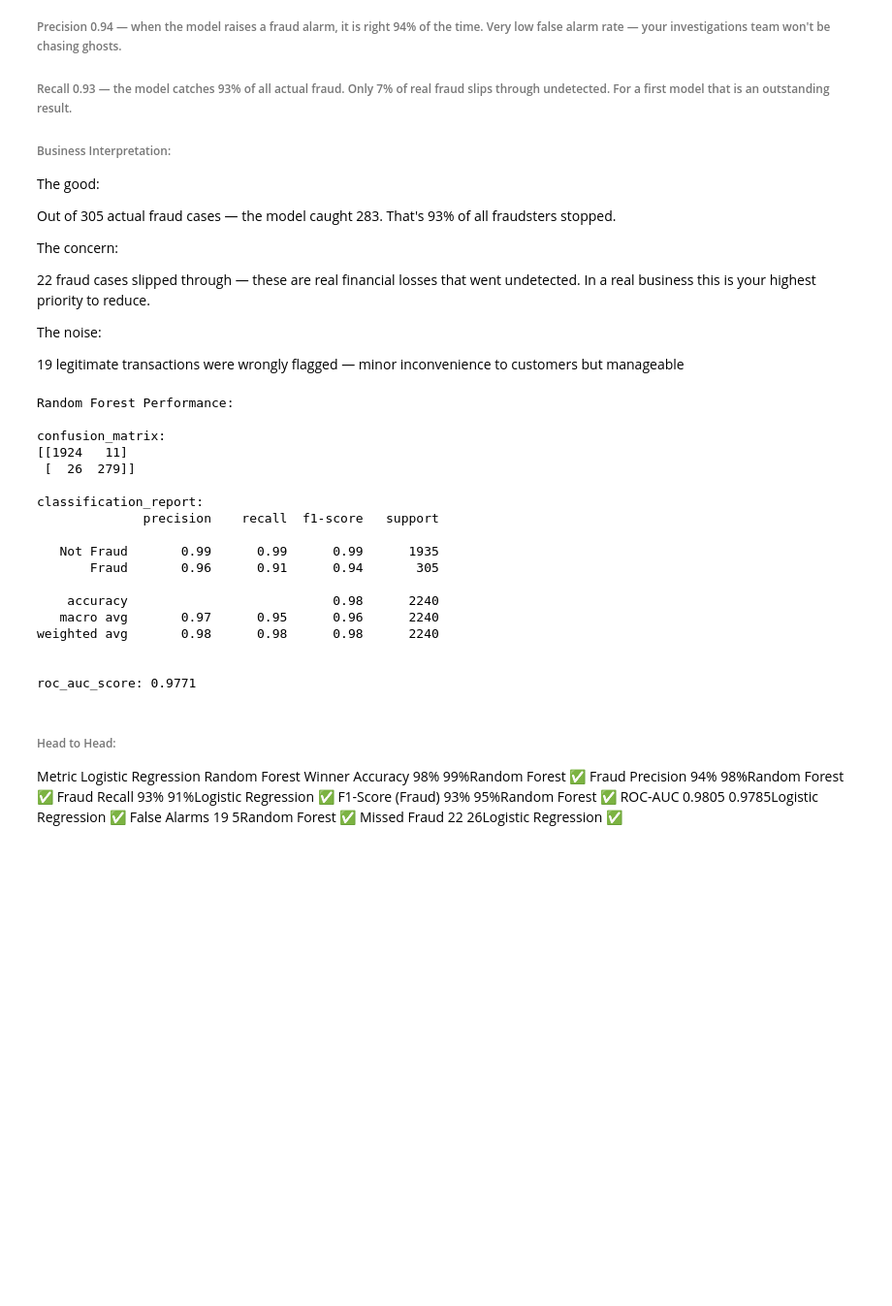
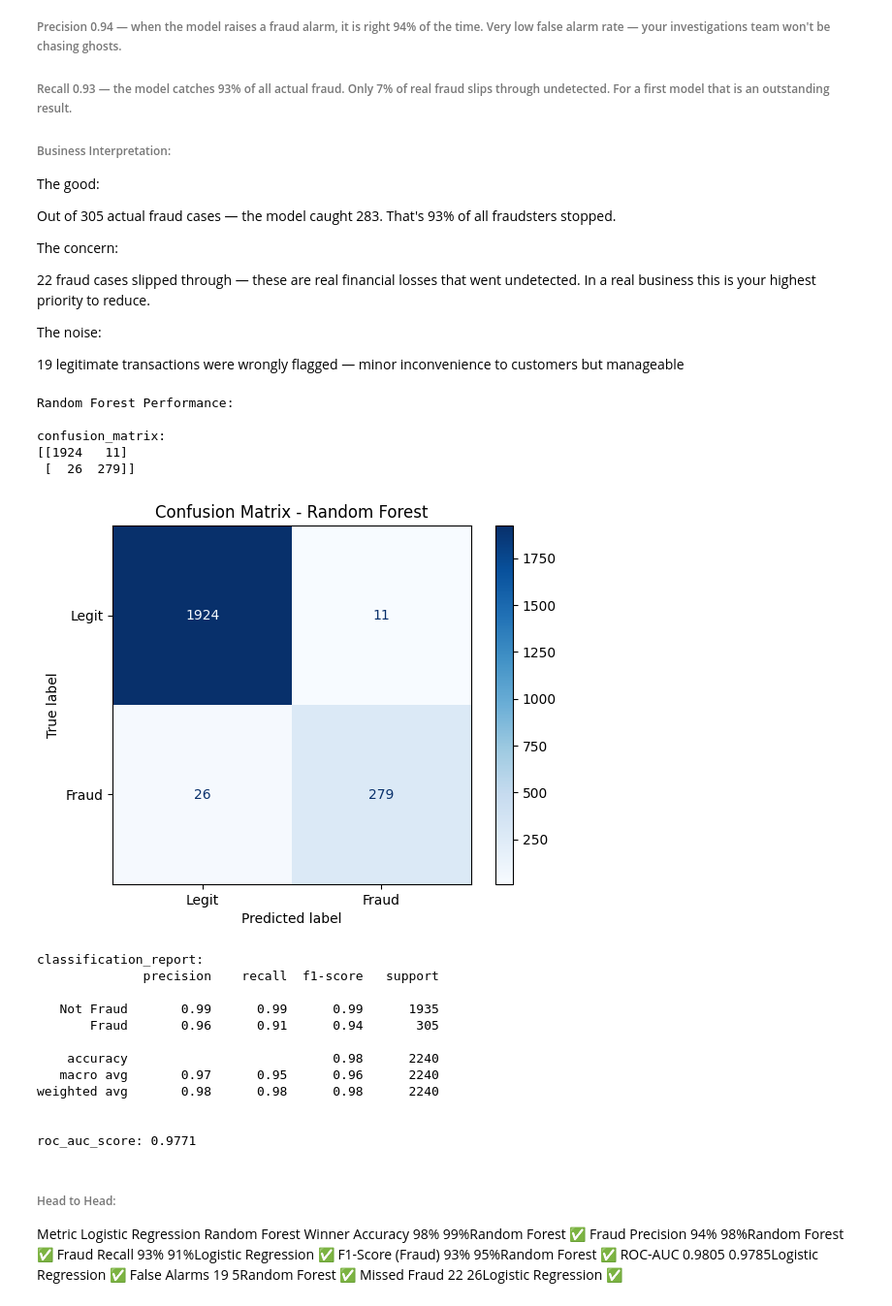
Before and after one commit to Opeyemi-io/Fraudulent-Transaction-Detection-for-Digital-Money-Transfer, a Jupyter notebook: notebook/model.ipynb, the cells around one changed output. Shown at 97% size. Drawn from its saved outputs; the diff is of its cells as text; code cells hidden in the pictures; blank space fills up the shorter version.

```diff
--- a/notebook/model.ipynb
+++ b/notebook/model.ipynb
@@ -168,40 +163,43 @@ The noise:
 # %%
 from sklearn.ensemble import RandomForestClassifier
 rf_model = RandomForestClassifier(n_estimators=100, random_state=42, class_weight='balanced')
 
 # fit
 rf_model.fit(x_train_processed, y_train)
 
 # predict
 y_pred_rf = rf_model.predict(x_test_processed)
 y_proba_rf = rf_model.predict_proba(x_test_processed)[:, 1]
 
 # evaluate
 print ('Random Forest Performance:')
 print('\nconfusion_matrix:')
 print(confusion_matrix(y_test, y_pred_rf))
+ConfusionMatrixDisplay.from_predictions(y_test, y_pred_rf, display_labels=["Legit", "Fraud"], cmap="Blues")
+plt.title("Confusion Matrix - Random Forest")
+plt.show()
 print('\nclassification_report:')
 print(classification_report(y_test, y_pred_rf, target_names=['Not Fraud', 'Fraud']))
 print(f'\nroc_auc_score: {roc_auc_score(y_test, y_proba_rf):.4f}')
 # %% [output]
 Random Forest Performance:
 
 confusion_matrix:
 [[1924   11]
  [  26  279]]
-
-classification_report:
-              precision    recall  f1-score   support
-
-   Not Fraud       0.99      0.99      0.99      1935
-       Fraud       0.96      0.91      0.94       305
-
-    accuracy                           0.98      2240
-   macro avg       0.97      0.95      0.96      2240
-weighted avg       0.98      0.98      0.98      2240
-
-
-roc_auc_score: 0.9771
+[figure, added]
+classification_report:
+              precision    recall  f1-score   support
+
+   Not Fraud       0.99      0.99      0.99      1935
+       Fraud       0.96      0.91      0.94       305
+
+    accuracy                           0.98      2240
+   macro avg       0.97      0.95      0.96      2240
+weighted avg       0.98      0.98      0.98      2240
+
+
+roc_auc_score: 0.9771
 # %% [markdown]
 ###### Head to Head:
 Metric        Logistic Regression Random Forest     Winner
```
Also changed, not shown: parts of 20 cells of this notebook.
